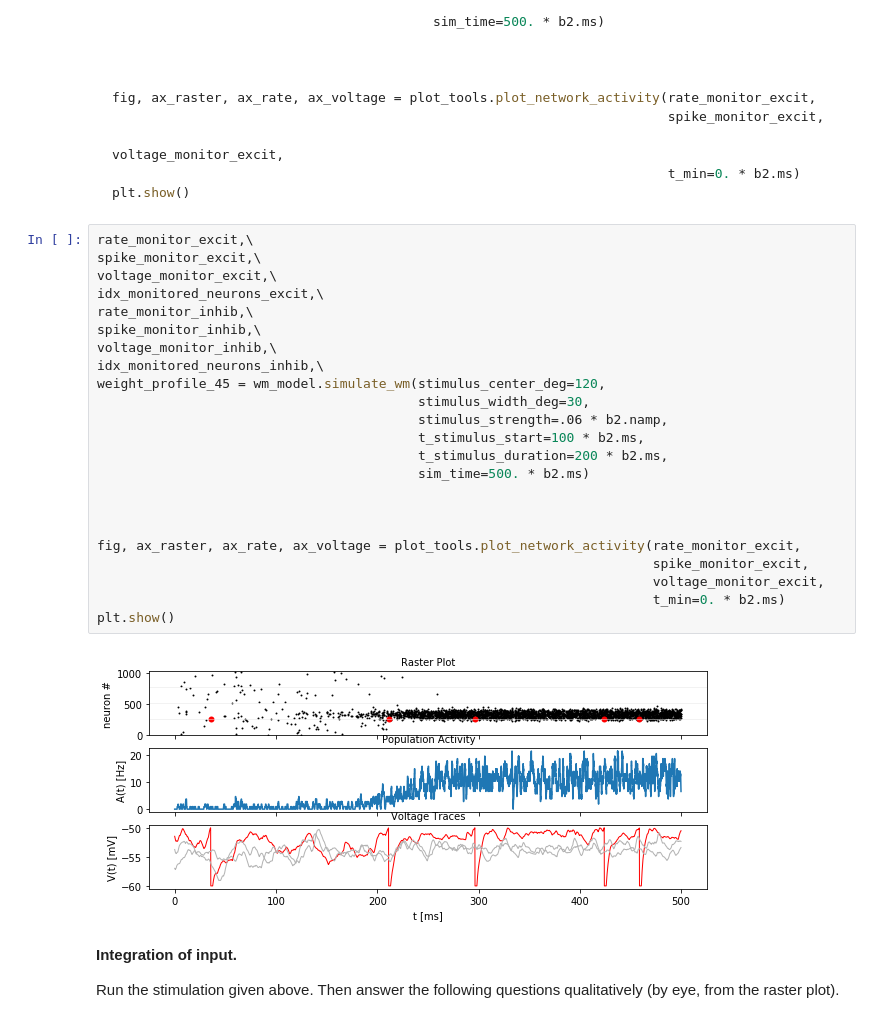
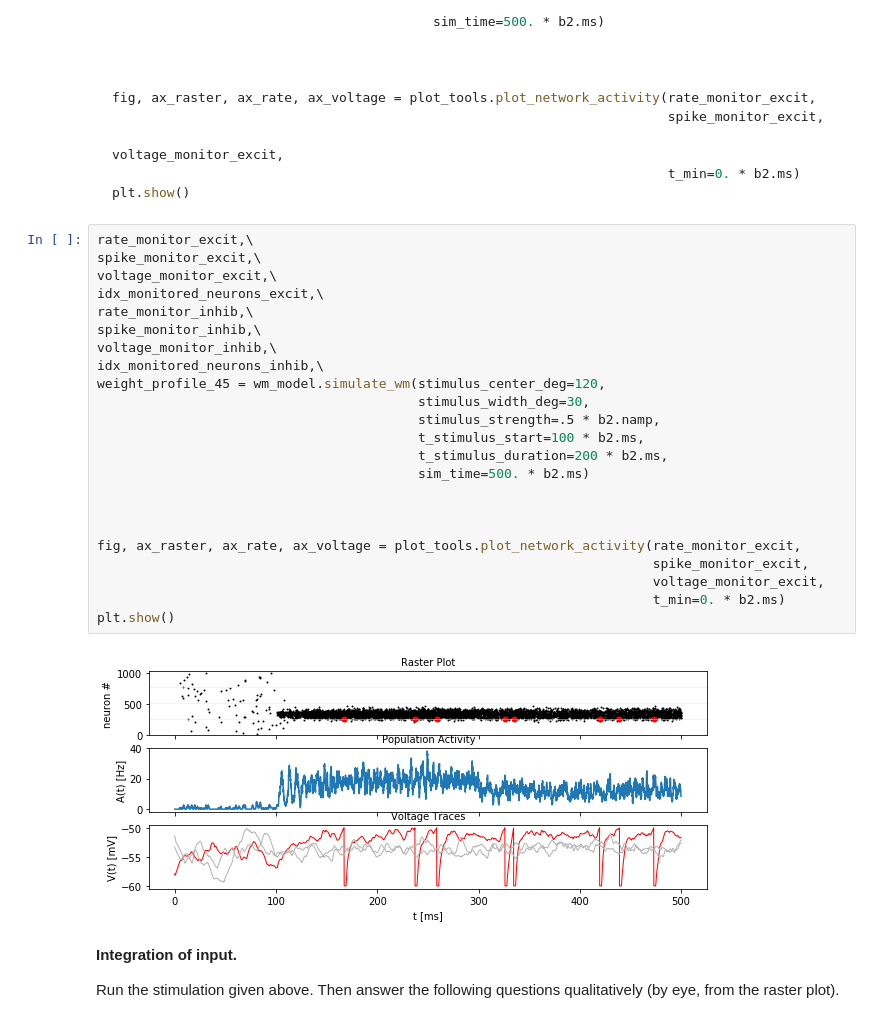
Before and after one commit to mackelab/msne-lsmlsda-2019, a Jupyter notebook: your-code/project3_FuIs/03_spatial_working_memory.ipynb, the cells around one changed output. Drawn from its saved outputs; the diff is of its cells as text.

```diff
--- a/your-code/project3_FuIs/03_spatial_working_memory.ipynb
+++ b/your-code/project3_FuIs/03_spatial_working_memory.ipynb
@@ -363,28 +363,28 @@ plt.show()
 # %%
 rate_monitor_excit,\
 spike_monitor_excit,\
 voltage_monitor_excit,\
 idx_monitored_neurons_excit,\
 rate_monitor_inhib,\
 spike_monitor_inhib,\
 voltage_monitor_inhib,\
 idx_monitored_neurons_inhib,\
 weight_profile_45 = wm_model.simulate_wm(stimulus_center_deg=120,
                                          stimulus_width_deg=30,
-                                         stimulus_strength=.06 * b2.namp,
+                                         stimulus_strength=.5 * b2.namp,
                                          t_stimulus_start=100 * b2.ms,
                                          t_stimulus_duration=200 * b2.ms,
                                          sim_time=500. * b2.ms)
 
 
 
 fig, ax_raster, ax_rate, ax_voltage = plot_tools.plot_network_activity(rate_monitor_excit,
                                                                        spike_monitor_excit,
                                                                        voltage_monitor_excit,
                                                                        t_min=0. * b2.ms)
 plt.show()
 # %% [output]
-[figure, old version]
+[figure, new version]
 # %% [markdown]
 **Integration of input.**
 
```
Also changed, not shown: parts of 7 cells of this notebook.
